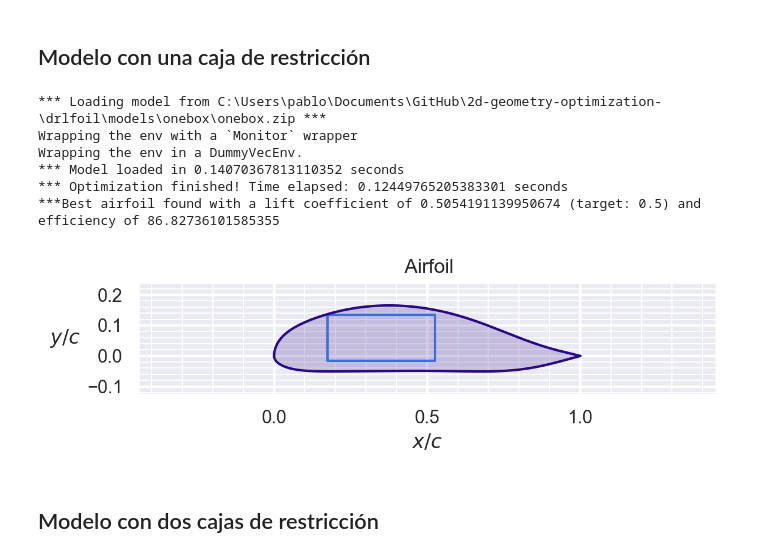
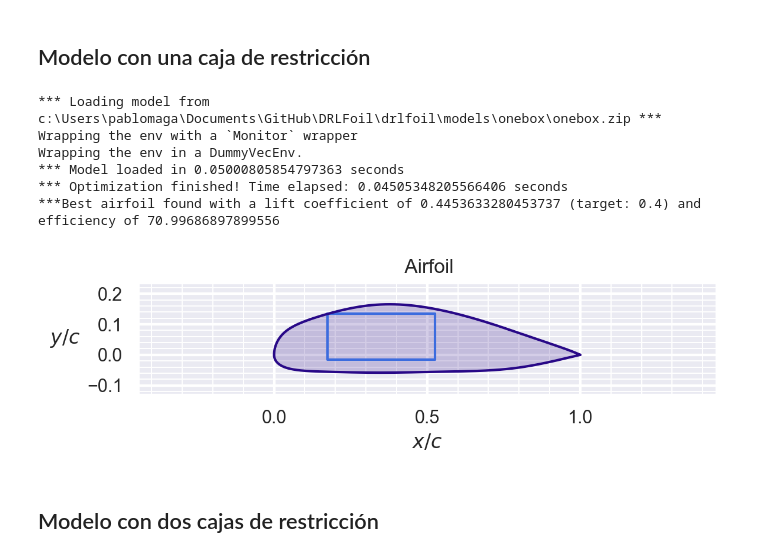
Before and after one commit to DRL-Geometry-Optimization/DRLFoil, a Jupyter notebook: tutorials/DRLFoil_livetest.ipynb, the cells around one changed output. Cells and saved outputs as stored; diff of their text form; code cells hidden in the pictures.

```diff
--- a/tutorials/DRLFoil_livetest.ipynb
+++ b/tutorials/DRLFoil_livetest.ipynb
@@ -26,16 +26,16 @@ Wrapping the env in a DummyVecEnv.
 import drlfoil
 from drlfoil import BoxRestriction
 # %%
-optimization = drlfoil.Optimize('onebox', cl_target=0.5, reynolds=1e7, logs=2, boxes=[BoxRestriction(0.35, 0.06, 0.35, 0.15)])
+optimization = drlfoil.Optimize('onebox', cl_target=0.4, reynolds=1e7, logs=2, boxes=[BoxRestriction(0.35, 0.06, 0.35, 0.15)])
 optimization.run()
 # %% [output]
-*** Loading model from C:\Users\pablo\Documents\GitHub\2d-geometry-optimization-\drlfoil\models\onebox\onebox.zip ***
+*** Loading model from c:\Users\pablomaga\Documents\GitHub\DRLFoil\drlfoil\models\onebox\onebox.zip ***
 Wrapping the env with a `Monitor` wrapper
 Wrapping the env in a DummyVecEnv.
-*** Model loaded in 0.14070367813110352 seconds
-*** Optimization finished! Time elapsed: 0.12449765205383301 seconds
-***Best airfoil found with a lift coefficient of 0.5054191139950674 (target: 0.5) and efficiency of 86.82736101585355
+*** Model loaded in 0.05000805854797363 seconds
+*** Optimization finished! Time elapsed: 0.04505348205566406 seconds
+***Best airfoil found with a lift coefficient of 0.4453633280453737 (target: 0.4) and efficiency of 70.99686897899556
-[figure, old version]
+[figure, new version]
 # %%
 optimization = drlfoil.Optimize('onebox', cl_target=0.4, reynolds=1e7, logs=2, boxes=[BoxRestriction(0.55, 0.03, 0.25, 0.19)])
 optimization.run()
```
Also changed, not shown: parts of 3 cells of this notebook.
